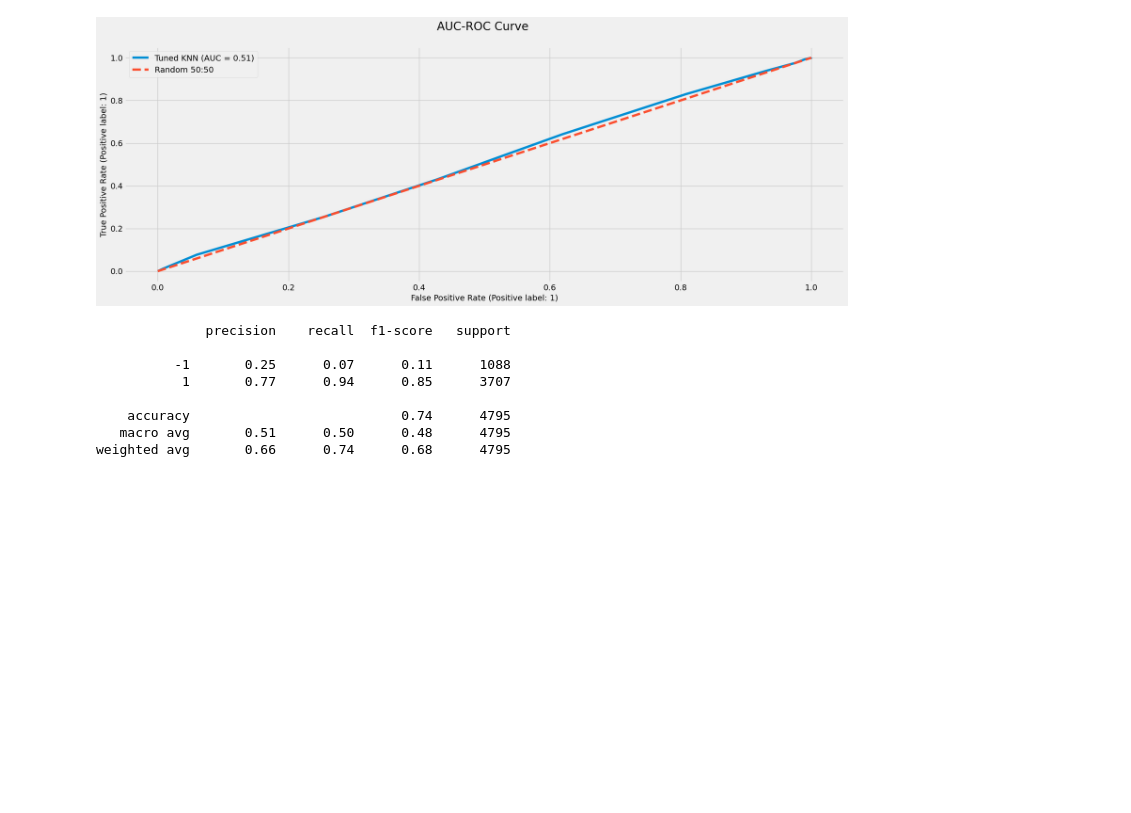
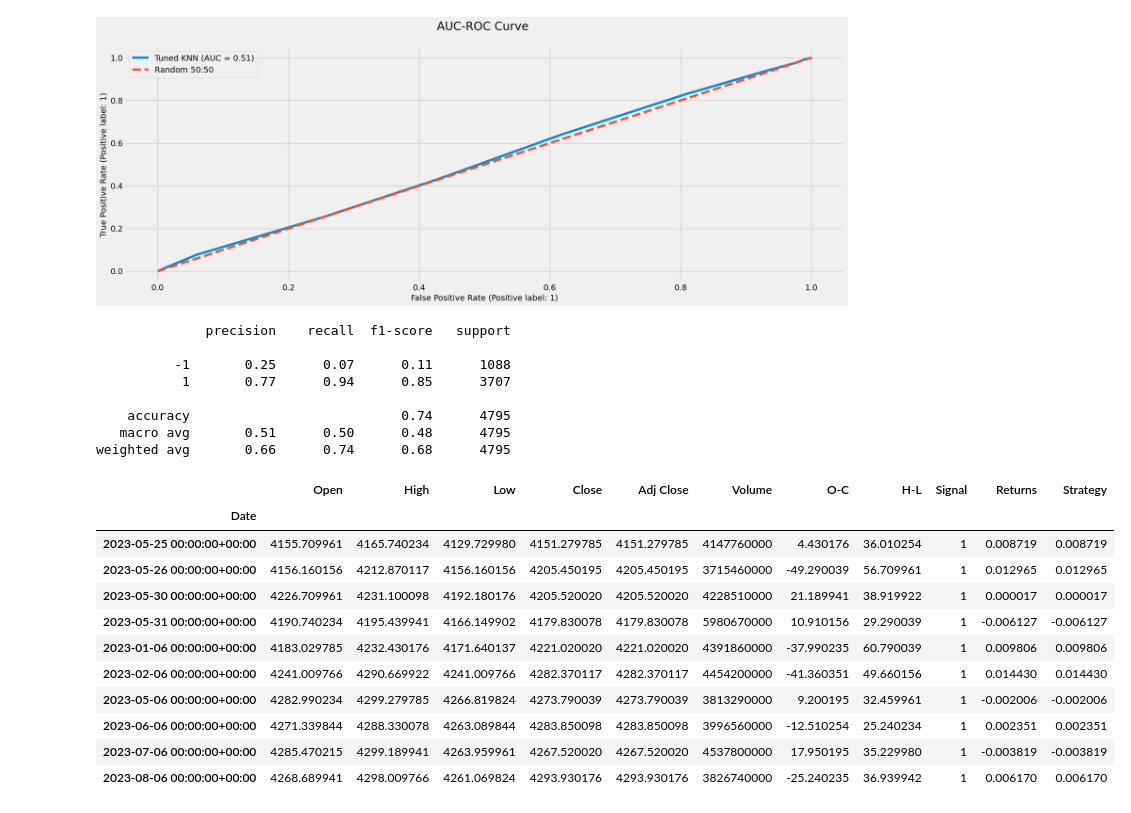
Before and after one commit to JoaoJungblut/QuantFinanceTraining, a Jupyter notebook: PythonLabs/pythonlab13.ipynb, the cells around one changed output. Cells and saved outputs as stored; diff of their text form; code cells hidden in the pictures; blank space fills up the shorter version.

```diff
--- a/PythonLabs/pythonlab13.ipynb
+++ b/PythonLabs/pythonlab13.ipynb
@@ -329,3 +329,32 @@ print(classification_report(y_test, y_pred))
     accuracy                           0.74      4795
    macro avg       0.51      0.50      0.48      4795
 weighted avg       0.66      0.74      0.68      4795
+# %%
+# Subsume into a new dataframe
+df1 = df.copy()
+df1['Signal'] = clf.predict(X)
+
+# Daily returns - Benchmark return
+df1['Returns'] = np.log(df1['Adj Close']).diff().fillna(0)
+
+# Strategy returns
+df1['Strategy'] = df1['Returns'] * df1['Signal'].shift(1).fillna(0)
+
+# Localize index pyfolio
+df1.index = df1.index.tz_localize('utc')
+
+# Check the output
+df1.tail(10)
+# %% [output]
+|  | Open | High | Low | Close | Adj Close | Volume | O-C | H-L | Signal | Returns | Strategy |
+| Date |  |  |  |  |  |  |  |  |  |  |  |
+| 2023-05-25 00:00:00+00:00 | 4155.709961 | 4165.740234 | 4129.729980 | 4151.279785 | 4151.279785 | 4147760000 | 4.430176 | 36.010254 | 1 | 0.008719 | 0.008719 |
+| 2023-05-26 00:00:00+00:00 | 4156.160156 | 4212.870117 | 4156.160156 | 4205.450195 | 4205.450195 | 3715460000 | -49.290039 | 56.709961 | 1 | 0.012965 | 0.012965 |
+| 2023-05-30 00:00:00+00:00 | 4226.709961 | 4231.100098 | 4192.180176 | 4205.520020 | 4205.520020 | 4228510000 | 21.189941 | 38.919922 | 1 | 0.000017 | 0.000017 |
+| 2023-05-31 00:00:00+00:00 | 4190.740234 | 4195.439941 | 4166.149902 | 4179.830078 | 4179.830078 | 5980670000 | 10.910156 | 29.290039 | 1 | -0.006127 | -0.006127 |
+| 2023-01-06 00:00:00+00:00 | 4183.029785 | 4232.430176 | 4171.640137 | 4221.020020 | 4221.020020 | 4391860000 | -37.990235 | 60.790039 | 1 | 0.009806 | 0.009806 |
+| 2023-02-06 00:00:00+00:00 | 4241.009766 | 4290.669922 | 4241.009766 | 4282.370117 | 4282.370117 | 4454200000 | -41.360351 | 49.660156 | 1 | 0.014430 | 0.014430 |
+| 2023-05-06 00:00:00+00:00 | 4282.990234 | 4299.279785 | 4266.819824 | 4273.790039 | 4273.790039 | 3813290000 | 9.200195 | 32.459961 | 1 | -0.002006 | -0.002006 |
+| 2023-06-06 00:00:00+00:00 | 4271.339844 | 4288.330078 | 4263.089844 | 4283.850098 | 4283.850098 | 3996560000 | -12.510254 | 25.240234 | 1 | 0.002351 | 0.002351 |
+| 2023-07-06 00:00:00+00:00 | 4285.470215 | 4299.189941 | 4263.959961 | 4267.520020 | 4267.520020 | 4537800000 | 17.950195 | 35.229980 | 1 | -0.003819 | -0.003819 |
+| 2023-08-06 00:00:00+00:00 | 4268.689941 | 4298.009766 | 4261.069824 | 4293.930176 | 4293.930176 | 3826740000 | -25.240235 | 36.939942 | 1 | 0.006170 | 0.006170 |
```
Also changed, not shown: parts of 1 cell of this notebook.
